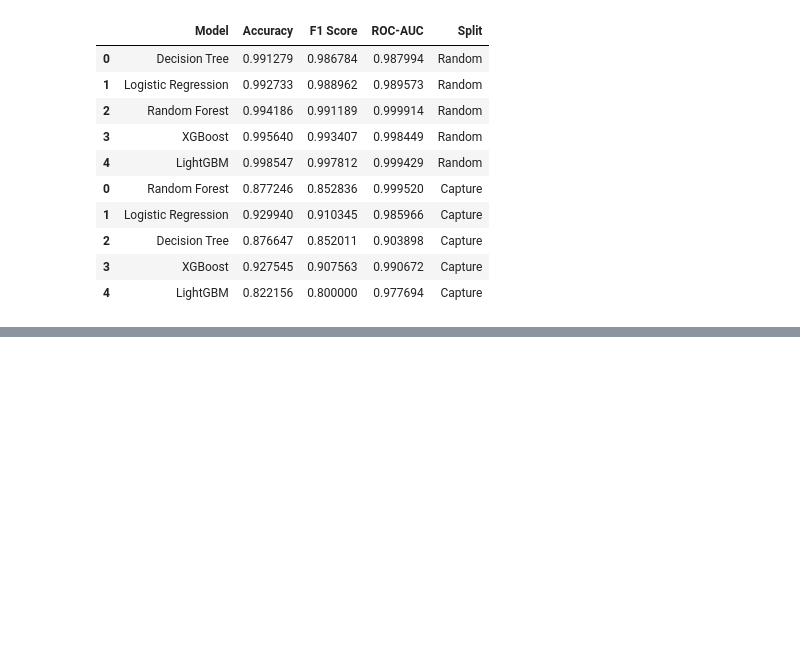
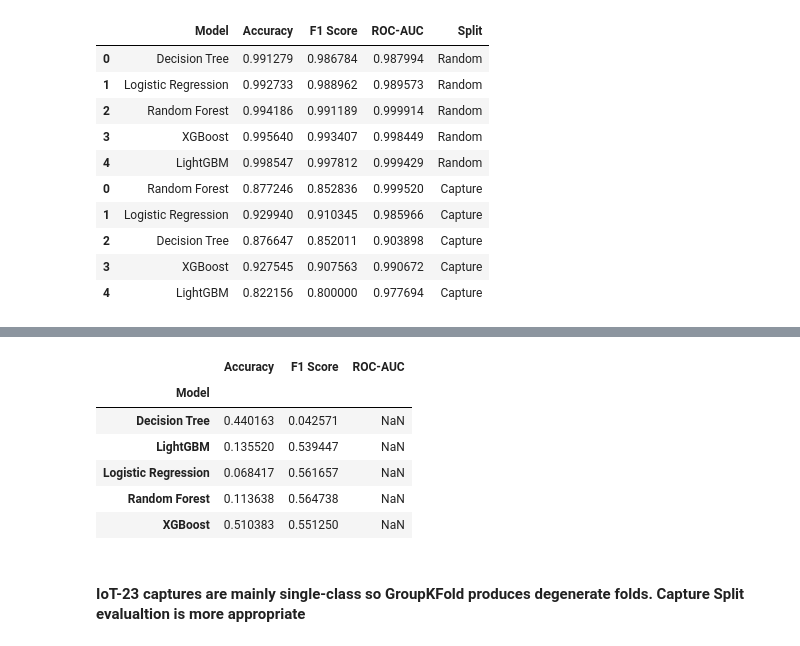
Before and after one commit to Amin256/iot-edge-ids, a Jupyter notebook: notebooks/baseline_model.ipynb, the cells around one changed output, grey strips where cells are left out. Cells and saved outputs as stored; diff of their text form; code cells hidden in the pictures; blank space fills up the shorter version.

```diff
--- a/notebooks/baseline_model.ipynb
+++ b/notebooks/baseline_model.ipynb
@@ -654,0 +774,12 @@ combined_results
+# %%
+cv_df.groupby("Model")[["Accuracy","F1 Score","ROC-AUC"]].std()
+# %% [output]
+|  | Accuracy | F1 Score | ROC-AUC |
+| Model |  |  |  |
+| Decision Tree | 0.440163 | 0.042571 | NaN |
+| LightGBM | 0.135520 | 0.539447 | NaN |
+| Logistic Regression | 0.068417 | 0.561657 | NaN |
+| Random Forest | 0.113638 | 0.564738 | NaN |
+| XGBoost | 0.510383 | 0.551250 | NaN |
+# %% [markdown]
+#### IoT-23 captures are mainly single-class so GroupKFold produces degenerate folds. Capture Split evalualtion is more appropriate
```
Also changed, not shown: parts of 3 cells of this notebook.
